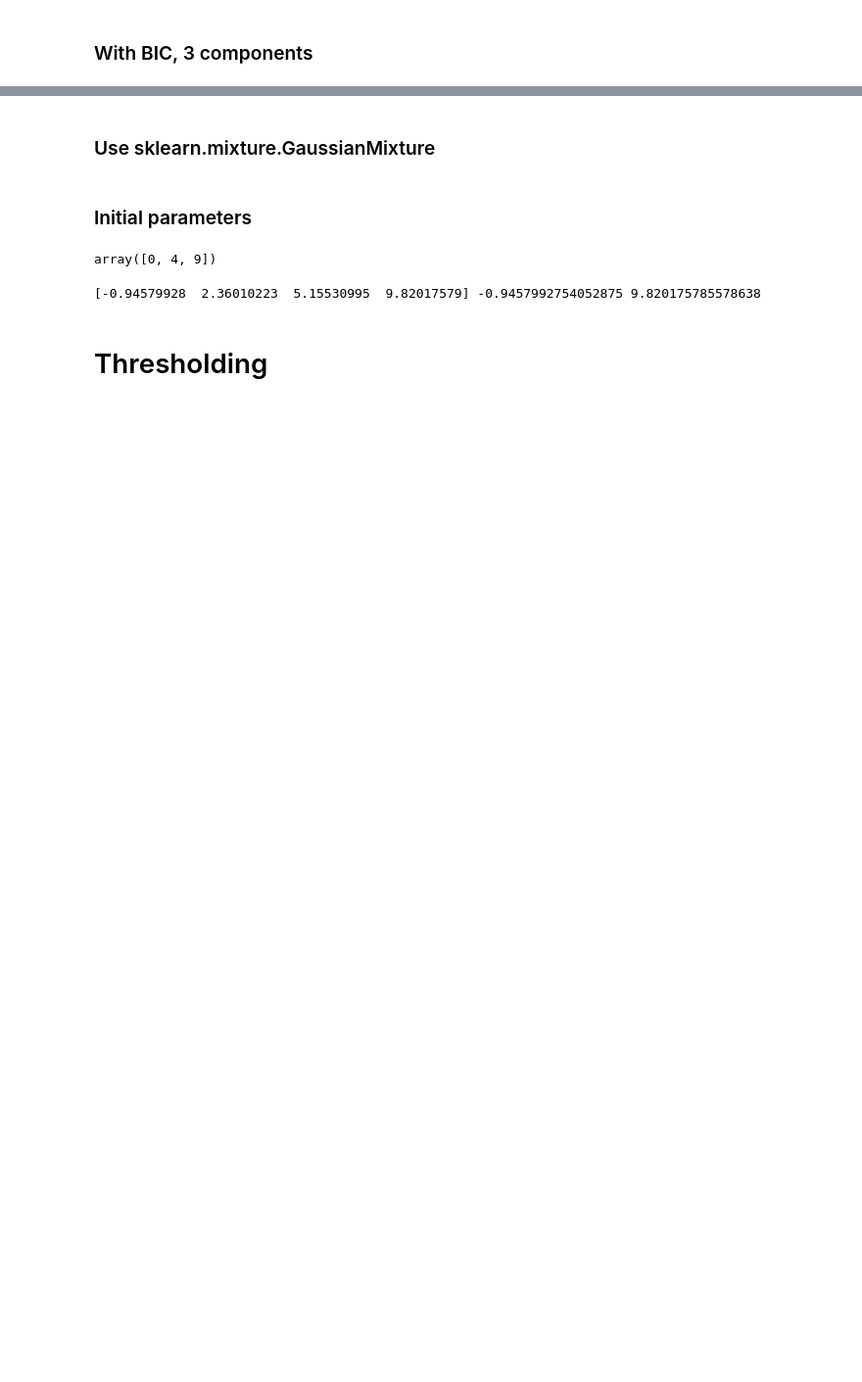
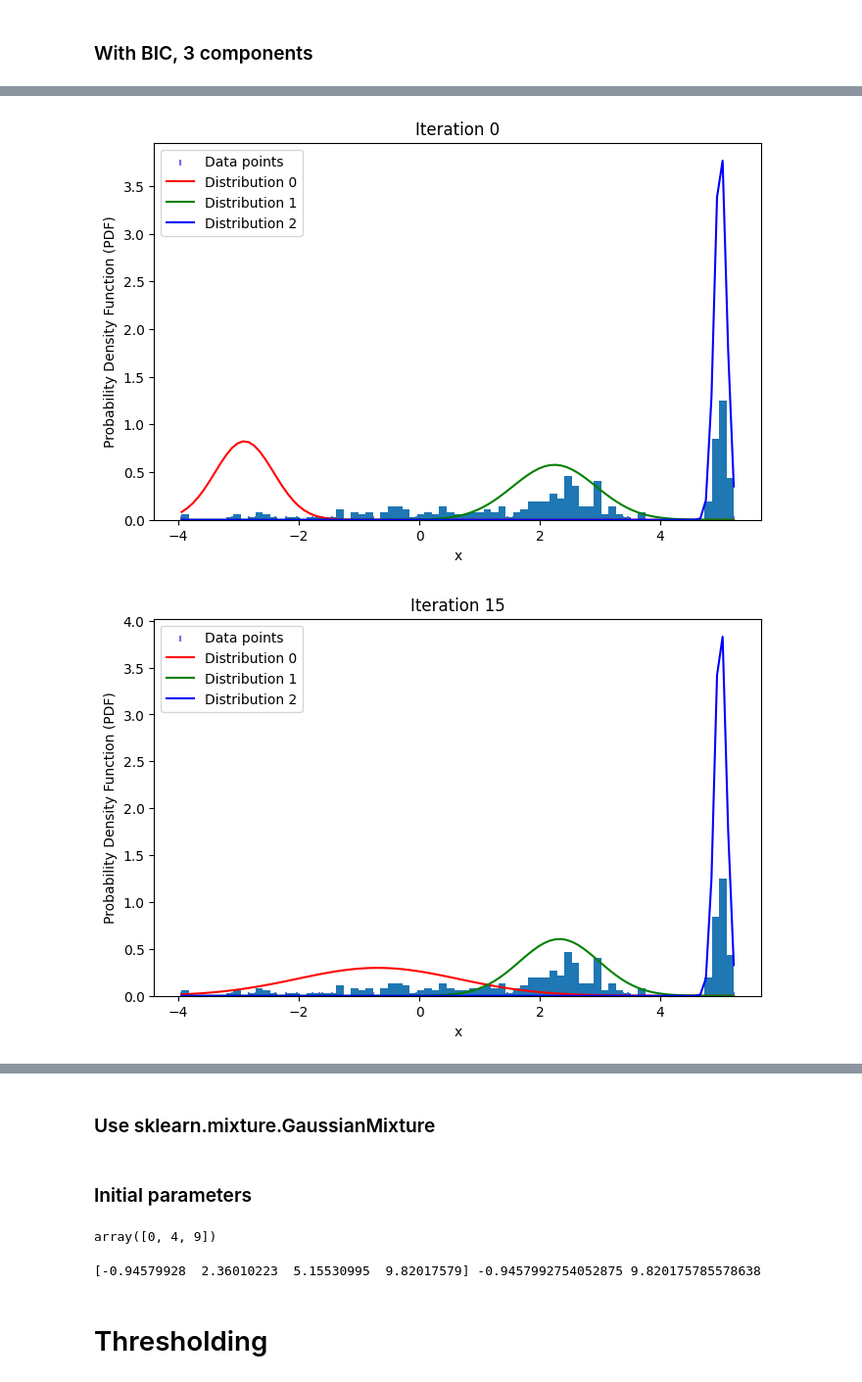
Before and after one commit to devitahalim/scie30001-project, a Jupyter notebook: notebooks/testGMM.ipynb, the cells around one changed output, grey strips where cells are left out. Shown at 98% size. Saved outputs shown, nothing was run; the diff lists cells and outputs as text; code cells hidden in the pictures; blank space fills up the shorter version.

```diff
--- a/notebooks/testGMM.ipynb
+++ b/notebooks/testGMM.ipynb
@@ -15,13 +37,7 @@ def EMGMM(X,initial_param):
 # %% [markdown]
 ### With BIC, 3 components
 # %%
-X1=np.random.normal(5,np.sqrt(0.2),100)
+X1=np.random.normal(5,np.sqrt(0.01),100)
 X2=np.random.normal(2.5,np.sqrt(0.2),100)
-X3=np.random.normal(0,np.sqrt(0.1),100)
+X3=np.random.normal(0,np.sqrt(2),100)
 X=np.array(list(X1)+list(X2)+list(X3))
-
-# gauss.PlotTrue(X,[5,2.5,0],[0.2,0.2,0.1])
-em=EMGMM(X,[])
-t=gauss.findThreshold(X,3,em)
-gauss.PlotGMM(X,em,10,t)
-len(em)
@@ -33,0 +44,10 @@ len(em)
+# %%
+
+# gauss.PlotTrue(X,[5,2.5,0],[0.2,0.2,0.1])
+em,t=EMGMM(X,[])
+gauss.PlotGMM(X,em,15,t,[])
+em2,t2=EMGMM2(X,[])
+gauss.PlotGMM(X,em2,15,t2,[])
+# %% [output]
+[figure, added]
+[figure, added]
```
Also changed, not shown: parts of 20 cells of this notebook, 2 other files.
